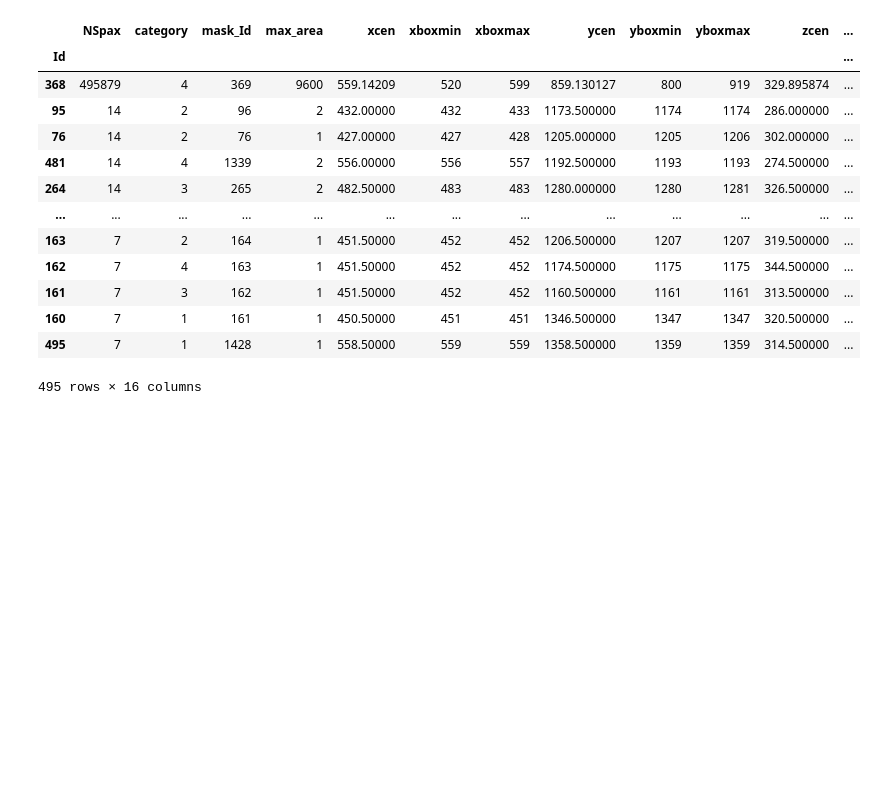
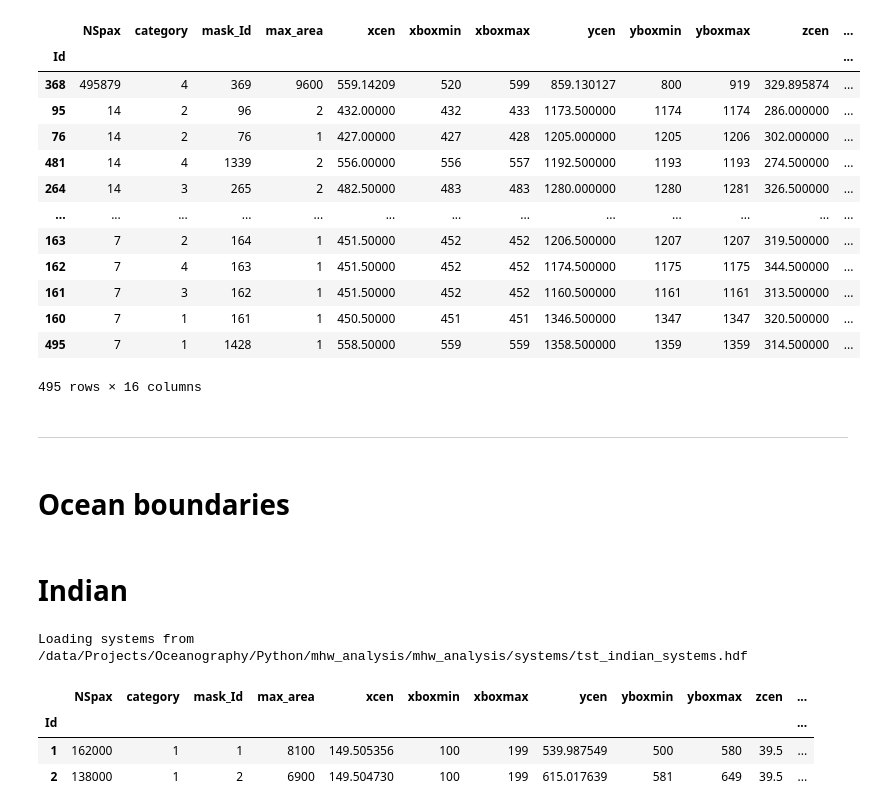
Before and after one commit to profxj/mhw_analysis, a Jupyter notebook: doc/nb/MHW_System_Tests.ipynb, the cells around one changed output. Cells and saved outputs as stored; diff of their text form; code cells hidden in the pictures; blank space fills up the shorter version.

Commit message:
Indian worked

```diff
--- a/doc/nb/MHW_System_Tests.ipynb
+++ b/doc/nb/MHW_System_Tests.ipynb
@@ -271,3 +273,22 @@ mhw_sys
 | 160 | 7 | 1 | 161 | 1 | 450.50000 | 451 | 451 | 1346.500000 | 1347 | 1347 | 320.500000 | ... |
 | 495 | 7 | 1 | 1428 | 1 | 558.50000 | 559 | 559 | 1358.500000 | 1359 | 1359 | 314.500000 | ... |
 495 rows × 16 columns
+# %% [markdown]
+----
+# %% [markdown]
+# Ocean boundaries
+# %% [markdown]
+# Indian
+# %%
+tst_file = os.path.join(resource_filename('mhw_analysis', 'systems'), 'tst_indian_systems.hdf')
+# %%
+tst_sys = mhw_sys_io.load_systems(mhw_sys_file=tst_file)
+# %% [output]
+Loading systems from /data/Projects/Oceanography/Python/mhw_analysis/mhw_analysis/systems/tst_indian_systems.hdf
+# %%
+tst_sys.head()
+# %% [output]
+|  | NSpax | category | mask_Id | max_area | xcen | xboxmin | xboxmax | ycen | yboxmin | yboxmax | zcen | ... |
+| Id |  |  |  |  |  |  |  |  |  |  |  | ... |
+| 1 | 162000 | 1 | 1 | 8100 | 149.505356 | 100 | 199 | 539.987549 | 500 | 580 | 39.5 | ... |
+| 2 | 138000 | 1 | 2 | 6900 | 149.504730 | 100 | 199 | 615.017639 | 581 | 649 | 39.5 | ... |
```
Also changed, not shown: parts of 1 cell of this notebook, 2 other files.
